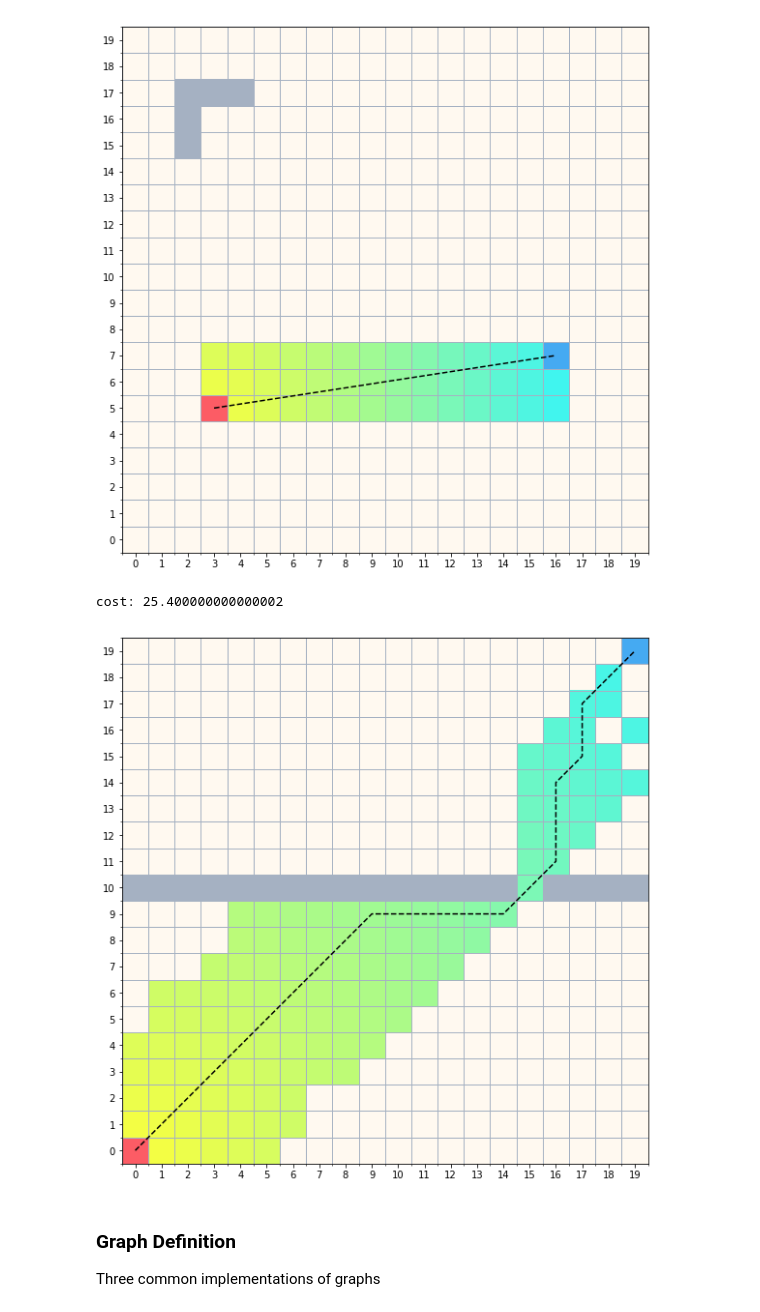
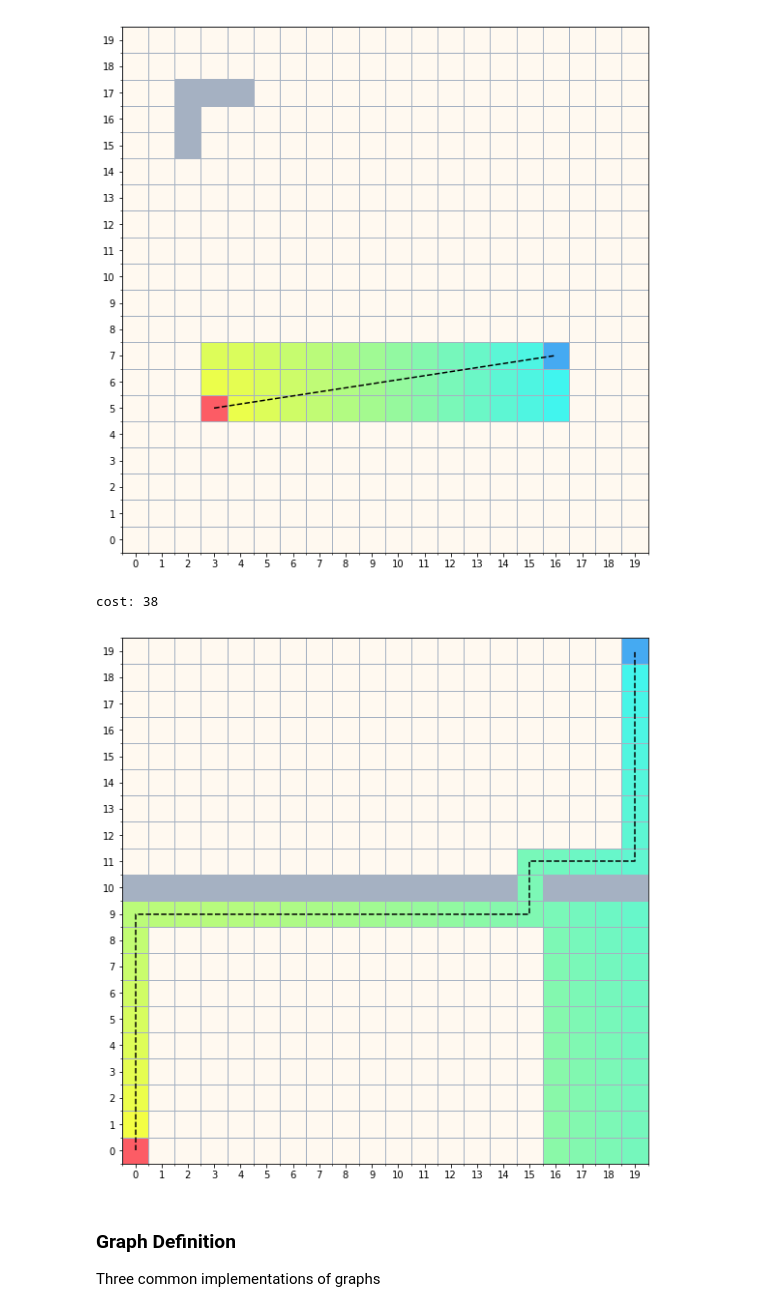
Before and after one commit to blakelockley/search-algos, a Jupyter notebook: Path Finding.ipynb, the cells around one changed output. Cells and saved outputs as stored; diff of their text form; code cells hidden in the pictures.

```diff
--- a/Path Finding.ipynb
+++ b/Path Finding.ipynb
@@ -26,7 +20,7 @@ show_path(start, end, blocks=blocks, path=path, attempted=attempted)
 # https://rosettacode.org/wiki/A*_search_algorithm#Python
 
 D = 1   # adjacent cost
-D2 = 1.1 # diagonal cost
+D2 = 20 # diagonal cost
 
 class AStarGraph(object):
     # Define a class board like grid with two barriers
@@ -117,35 +111,35 @@ def AStarSearch(start, end, graph):
                                 # Discovered a new vertex
                 openVertices.add(neighbour)
             elif candidateG >= G[neighbour]:
                                 # This G score is worse than previously found
                 continue
 
             #Adopt this G score
             cameFrom[neighbour] = current
             G[neighbour] = candidateG
                         # Update heuristic
             H = graph.heuristic(neighbour, end)
                         # Update cost function
             F[neighbour] = G[neighbour] + H
 
     raise RuntimeError("A* failed to find a solution")
 
 
 barriers =  [(x, 10) for x in range(20)]
 barriers.remove((15, 10))
 
 graph = AStarGraph(barriers)
 start = (0,0)
 end = (19, 19)
 
 result, cost, attempted = AStarSearch(start, end, graph)
 
 print("cost:", cost)
 
 show_path(start, end, blocks=graph.barriers, path=result, attempted=attempted, side=20)
 # %% [output]
-cost: 25.400000000000002
+cost: 38
-[figure, old version]
+[figure, new version]
 # %% [markdown]
 ### Graph Definition ###
 
```
Also changed, not shown: parts of 5 cells of this notebook, 1 other file.
